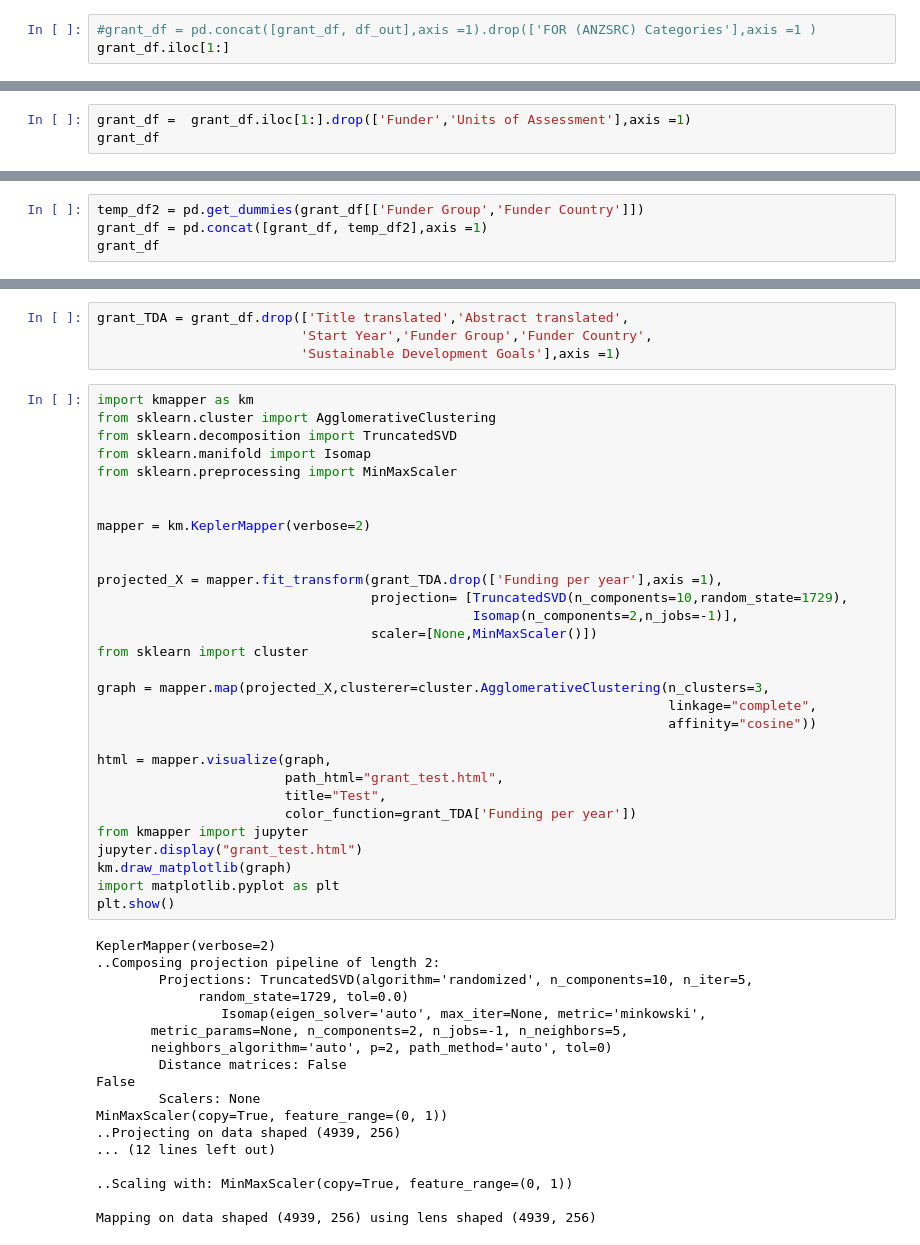
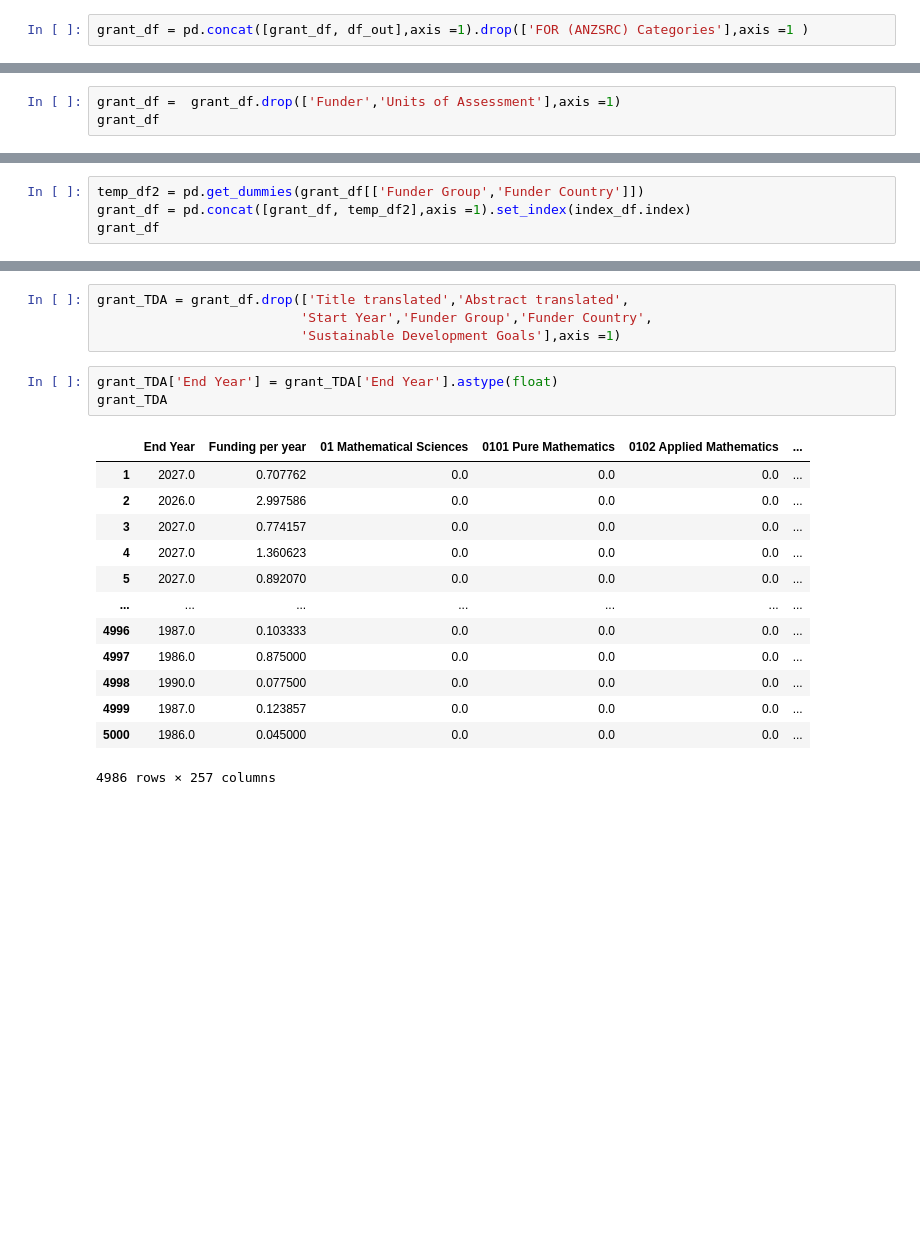
Before and after one commit to pandey-tushar/TAMIDS-22, a Jupyter notebook: GRANT_TDA.ipynb, the cells around one changed output, grey strips where cells are left out. Cells and saved outputs as stored; diff of their text form; blank space fills up the shorter version.

```diff
--- a/GRANT_TDA.ipynb
+++ b/GRANT_TDA.ipynb
@@ -76,5 +77,4 @@ df_out
 # %%
-#grant_df = pd.concat([grant_df, df_out],axis =1).drop(['FOR (ANZSRC) Categories'],axis =1 )
-grant_df.iloc[1:]
+grant_df = pd.concat([grant_df, df_out],axis =1).drop(['FOR (ANZSRC) Categories'],axis =1 )
 # %% [output]
 |  | Title translated | Abstract translated | Start Year | End Year | Funder | Funder Group | Funder Country | ... |
@@ -93,5 +93,5 @@ grant_df.iloc[1:]
 # %%
-grant_df =  grant_df.iloc[1:].drop(['Funder','Units of Assessment'],axis =1)
+grant_df =  grant_df.drop(['Funder','Units of Assessment'],axis =1)
 grant_df
 # %% [output]
 |  | Title translated | Abstract translated | Start Year | End Year | Funder Group | Funder Country | ... |
@@ -110,6 +110,6 @@ grant_df
 # %%
 temp_df2 = pd.get_dummies(grant_df[['Funder Group','Funder Country']])
-grant_df = pd.concat([grant_df, temp_df2],axis =1)
+grant_df = pd.concat([grant_df, temp_df2],axis =1).set_index(index_df.index)
 grant_df
 # %% [output]
 |  | Title translated | Abstract translated | Start Year | End Year | Funder Group | Funder Country | ... |
@@ -129,51 +129,20 @@ grant_df
 grant_TDA = grant_df.drop(['Title translated','Abstract translated',
                           'Start Year','Funder Group','Funder Country',
                           'Sustainable Development Goals'],axis =1)
-# %%
-import kmapper as km
-from sklearn.cluster import AgglomerativeClustering
-from sklearn.decomposition import TruncatedSVD
-from sklearn.manifold import Isomap
-from sklearn.preprocessing import MinMaxScaler
-
-
-mapper = km.KeplerMapper(verbose=2)
-
-
-projected_X = mapper.fit_transform(grant_TDA.drop(['Funding per year'],axis =1),
-                                   projection= [TruncatedSVD(n_components=10,random_state=1729),
-                                                Isomap(n_components=2,n_jobs=-1)],
-                                   scaler=[None,MinMaxScaler()])
-from sklearn import cluster
-
-graph = mapper.map(projected_X,clusterer=cluster.AgglomerativeClustering(n_clusters=3,
-                                                                         linkage="complete",
-                                                                         affinity="cosine"))
-
-html = mapper.visualize(graph,
-                        path_html="grant_test.html",
-                        title="Test",
-                        color_function=grant_TDA['Funding per year'])
-from kmapper import jupyter
-jupyter.display("grant_test.html")
-km.draw_matplotlib(graph)
-import matplotlib.pyplot as plt
-plt.show()
-# %% [output]
-KeplerMapper(verbose=2)
-..Composing projection pipeline of length 2:
-        Projections: TruncatedSVD(algorithm='randomized', n_components=10, n_iter=5,
-             random_state=1729, tol=0.0)
-                Isomap(eigen_solver='auto', max_iter=None, metric='minkowski',
-       metric_params=None, n_components=2, n_jobs=-1, n_neighbors=5,
-       neighbors_algorithm='auto', p=2, path_method='auto', tol=0)
-        Distance matrices: False
-False
-        Scalers: None
-MinMaxScaler(copy=True, feature_range=(0, 1))
-..Projecting on data shaped (4939, 256)
-... (12 lines left out)
-
-..Scaling with: MinMaxScaler(copy=True, feature_range=(0, 1))
-
-Mapping on data shaped (4939, 256) using lens shaped (4939, 256)
+# %%
+grant_TDA['End Year'] = grant_TDA['End Year'].astype(float)
+grant_TDA
+# %% [output]
+|  | End Year | Funding per year | 01 Mathematical Sciences | 0101 Pure Mathematics | 0102 Applied Mathematics | ... |
+| 1 | 2027.0 | 0.707762 | 0.0 | 0.0 | 0.0 | ... |
+| 2 | 2026.0 | 2.997586 | 0.0 | 0.0 | 0.0 | ... |
+| 3 | 2027.0 | 0.774157 | 0.0 | 0.0 | 0.0 | ... |
+| 4 | 2027.0 | 1.360623 | 0.0 | 0.0 | 0.0 | ... |
+| 5 | 2027.0 | 0.892070 | 0.0 | 0.0 | 0.0 | ... |
+| ... | ... | ... | ... | ... | ... | ... |
+| 4996 | 1987.0 | 0.103333 | 0.0 | 0.0 | 0.0 | ... |
+| 4997 | 1986.0 | 0.875000 | 0.0 | 0.0 | 0.0 | ... |
+| 4998 | 1990.0 | 0.077500 | 0.0 | 0.0 | 0.0 | ... |
+| 4999 | 1987.0 | 0.123857 | 0.0 | 0.0 | 0.0 | ... |
+| 5000 | 1986.0 | 0.045000 | 0.0 | 0.0 | 0.0 | ... |
+4986 rows × 257 columns
```
Also changed, not shown: parts of 11 cells of this notebook.
